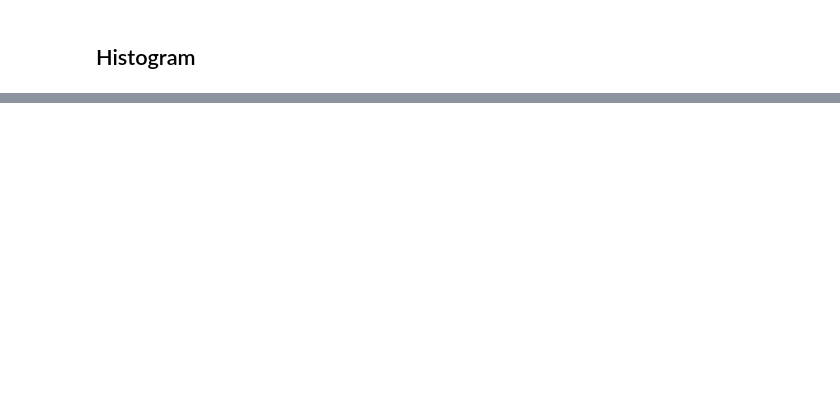
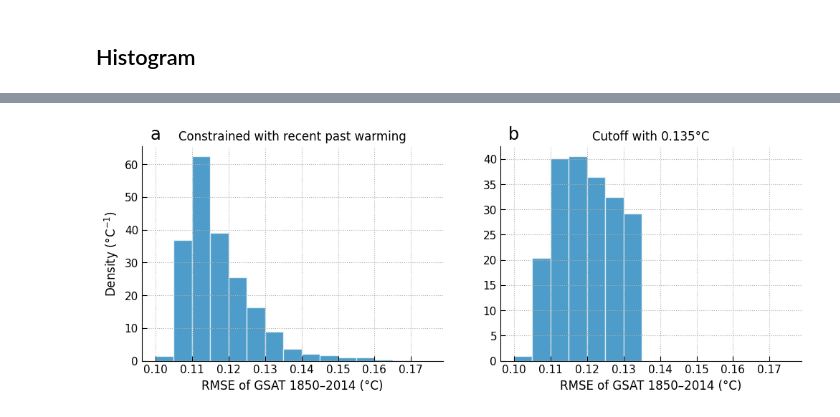
Before and after one commit to tsutsui1872/ar6-tlm, a Jupyter notebook: notebook/072_postproc.ipynb, the cells around one changed output, grey strips where cells are left out. Cells and saved outputs as stored; diff of their text form; code cells hidden in the pictures; blank space fills up the shorter version.

```diff
--- a/notebook/072_postproc.ipynb
+++ b/notebook/072_postproc.ipynb
@@ -424,25 +449,34 @@ plt.savefig('./image/range_fair-inds_single-combined_ar6-alt.png')
 # %%
 bins = 0.1 + 0.005 * np.arange(16)
 
-myplt.init_regular(2, col=2)
+plt.init_regular(2, col=2)
 
-kw_hist = {'density': True, 'alpha': 0.7}
+kw_hist = {'density': True, 'alpha': 0.7, 'edgecolor': 'w'}
 
-ax = myplt(0)
-_, bins, _ = ax.hist(rmse_temp[results_gsat['members'].values], bins, **kw_hist)
+ax = plt(0)
+# _, bins, _ = ax.hist(rmse_temp[results_gsat['members'].values], bins, **kw_hist)
+_, bins, _ = ax.hist(
+    df_ind['temp'].loc[member_rand['temp_&_temp_trend']],
+    bins, **kw_hist,
+)
 # ax.axvline(0.135, color='k', ls='--')
 ax.set_xlabel('RMSE of GSAT 1850–2014 (°C)'),
-ax.set_ylabel('Density (1/°C)'),
+ax.set_ylabel('Density (°C$^{−1}$)'),
 ax.set_title('Constrained with recent past warming')
 ax.grid()
 
-ax = myplt(1)
-ax.hist(rmse_temp[accept_temp], bins, **kw_hist)
+ax = plt(1)
+# ax.hist(rmse_temp[accept_temp], bins, **kw_hist)
+ax.hist(
+    df_ind['temp'].loc[df_accept['temp']].values,
+    bins, **kw_hist,
+)
 # ax.axvline(0.135, color='k', ls='--')
 ax.set_xlabel('RMSE of GSAT 1850–2014 (°C)'),
 ax.set_title('Cutoff with 0.135°C')
 ax.grid()
 
-myplt.axis_share(axis='x')
-myplt.panel_label()
-myplt.savefig(fmtout('histogram-gsat-rmse-alt'))
+plt.axis_share(axis='x')
+plt.panel_label()
+plt.savefig('./image/histogram-gsat-rmse-alt.png')
+# %% [output]
@@ -448,0 +484 @@ myplt.savefig(fmtout('histogram-gsat-rmse-alt'))
+[figure, added]
```
Also changed, not shown: parts of 8 cells of this notebook, 4 other files.
